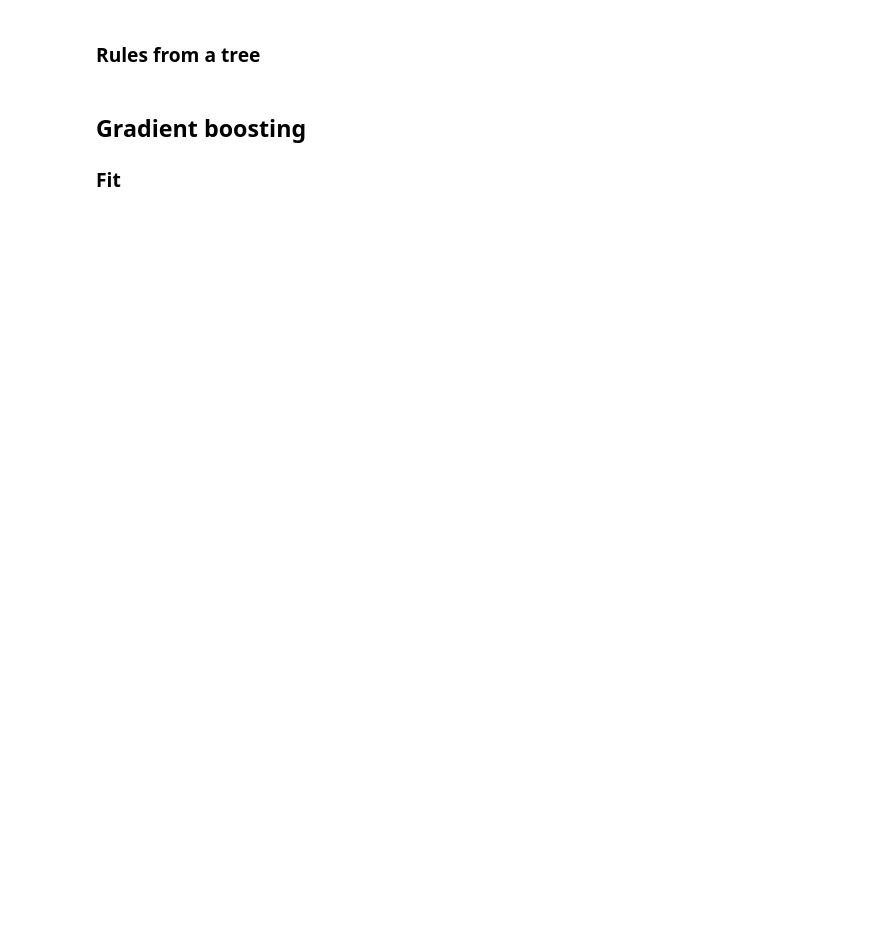
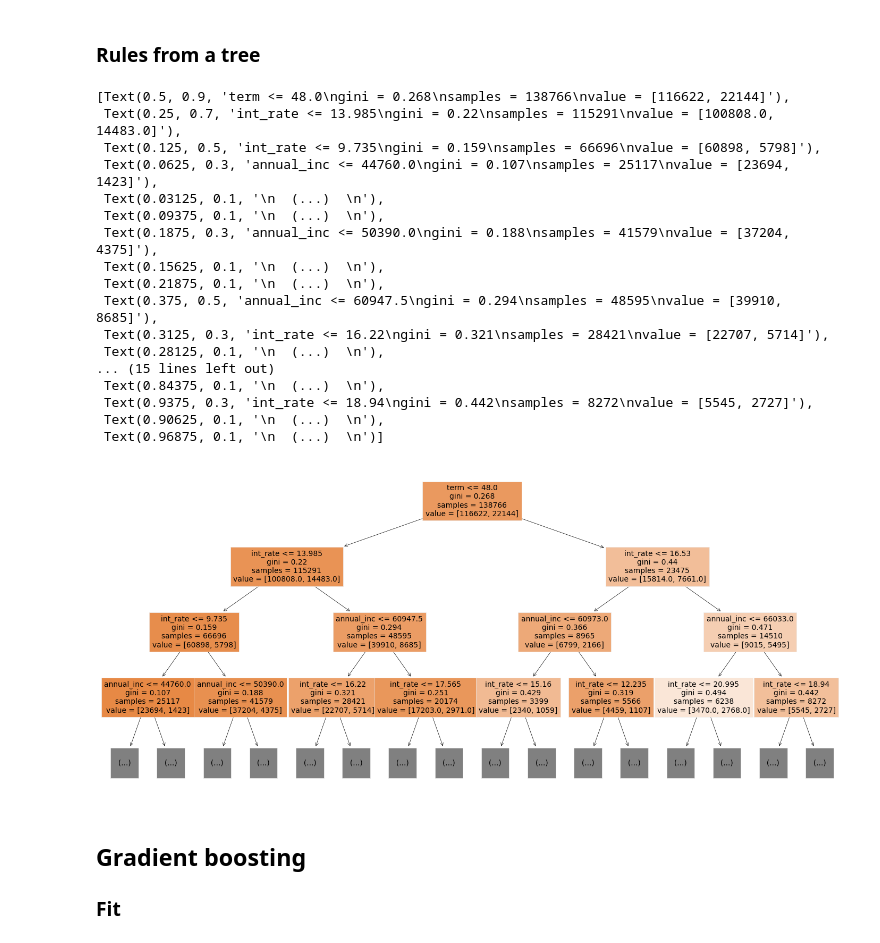
Before and after one commit to xCthulhuFtagn/---------2023-2024, a Jupyter notebook: Семинары/Семинар 3/3 Credit_scoring_for_retail_portfolio.ipynb, the cells around one changed output. Cells and saved outputs as stored; diff of their text form; code cells hidden in the pictures; blank space fills up the shorter version.

```diff
--- a/Семинары/Семинар 3/3 Credit_scoring_for_retail_portfolio.ipynb
+++ b/Семинары/Семинар 3/3 Credit_scoring_for_retail_portfolio.ipynb
@@ -352,5 +373,30 @@ AUC score: 0.69
 # %% [markdown]
 ### Rules from a tree
+# %%
+from sklearn.tree import plot_tree
+
+plt.figure(figsize=(18,8))
+
+plot_tree(model_tree, max_depth=3, filled=True, fontsize=10, feature_names=X.columns)
+# %% [output]
+[Text(0.5, 0.9, 'term <= 48.0\ngini = 0.268\nsamples = 138766\nvalue = [116622, 22144]'),
+ Text(0.25, 0.7, 'int_rate <= 13.985\ngini = 0.22\nsamples = 115291\nvalue = [100808.0, 14483.0]'),
+ Text(0.125, 0.5, 'int_rate <= 9.735\ngini = 0.159\nsamples = 66696\nvalue = [60898, 5798]'),
+ Text(0.0625, 0.3, 'annual_inc <= 44760.0\ngini = 0.107\nsamples = 25117\nvalue = [23694, 1423]'),
+ Text(0.03125, 0.1, '\n  (...)  \n'),
+ Text(0.09375, 0.1, '\n  (...)  \n'),
+ Text(0.1875, 0.3, 'annual_inc <= 50390.0\ngini = 0.188\nsamples = 41579\nvalue = [37204, 4375]'),
+ Text(0.15625, 0.1, '\n  (...)  \n'),
+ Text(0.21875, 0.1, '\n  (...)  \n'),
+ Text(0.375, 0.5, 'annual_inc <= 60947.5\ngini = 0.294\nsamples = 48595\nvalue = [39910, 8685]'),
+ Text(0.3125, 0.3, 'int_rate <= 16.22\ngini = 0.321\nsamples = 28421\nvalue = [22707, 5714]'),
+ Text(0.28125, 0.1, '\n  (...)  \n'),
+... (15 lines left out)
+ Text(0.84375, 0.1, '\n  (...)  \n'),
+ Text(0.9375, 0.3, 'int_rate <= 18.94\ngini = 0.442\nsamples = 8272\nvalue = [5545, 2727]'),
+ Text(0.90625, 0.1, '\n  (...)  \n'),
+ Text(0.96875, 0.1, '\n  (...)  \n')]
+[figure, added]
 # %% [markdown]
 ## Gradient boosting
 
```
Also changed, not shown: parts of 18 cells of this notebook.
